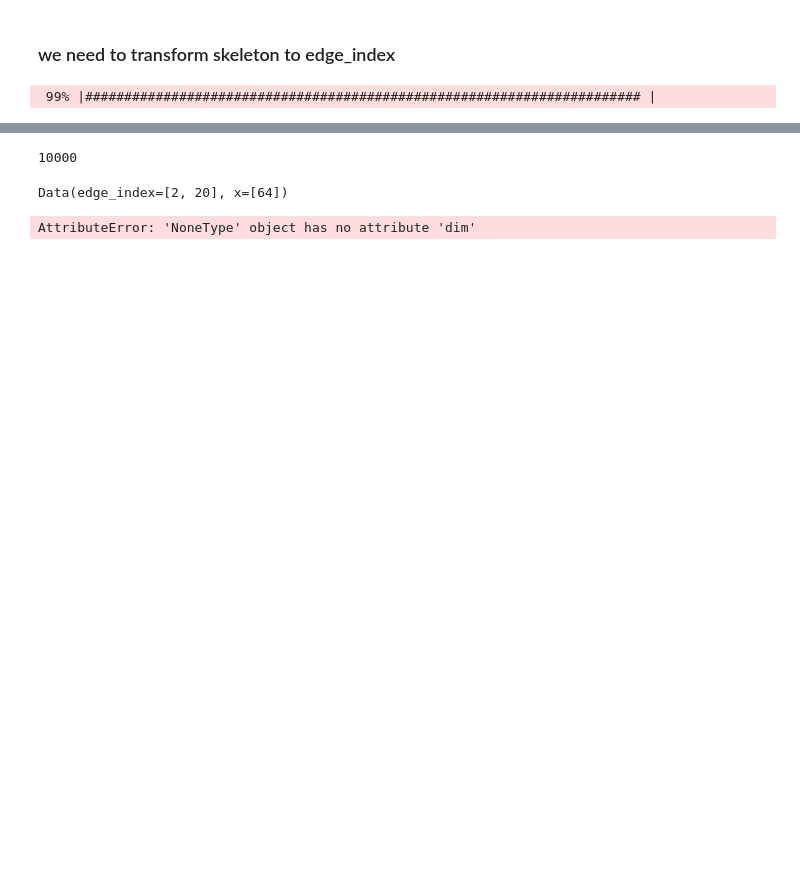
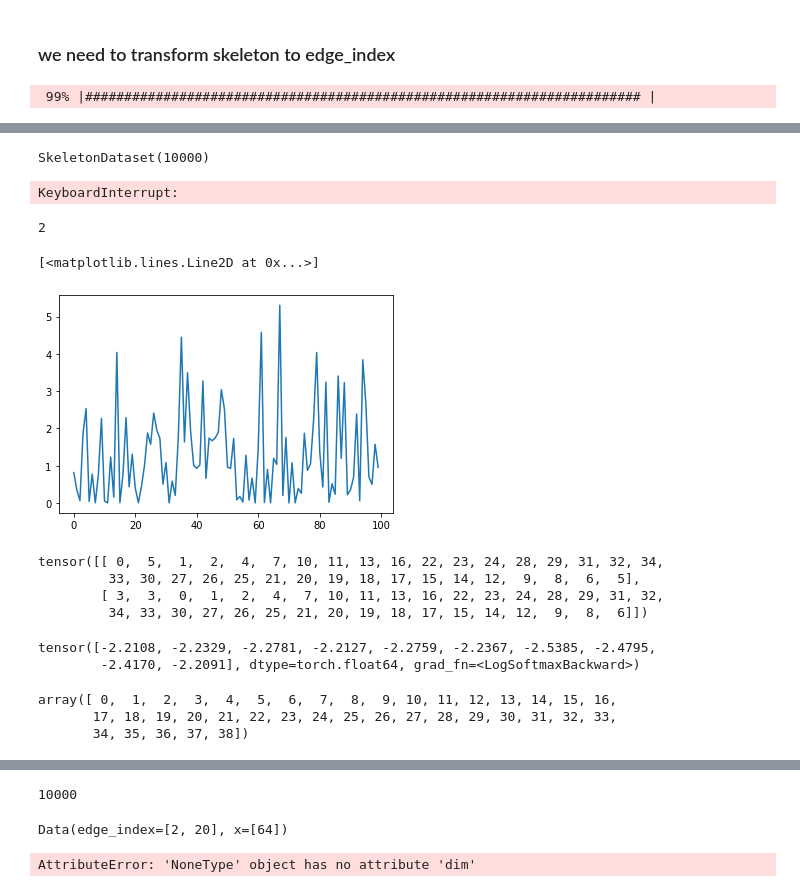
Before and after one commit to booydar/Skeleton, a Jupyter notebook: aydar/MPNN test.ipynb, the cells around one changed output, grey strips where cells are left out. Drawn from its saved outputs; the diff is of its cells as text; code cells hidden in the pictures; blank space fills up the shorter version.

```diff
--- a/aydar/MPNN test.ipynb
+++ b/aydar/MPNN test.ipynb
@@ -135,0 +151,2 @@ data.to_csv("test_features.csv")
+# %%
+SD = SkeletonDataset(data.edge_index, data.node_features, y_test)
@@ -135,0 +196,36 @@ data.to_csv("test_features.csv")
+# %%
+def train(model, train_loader, optimizer):
+    model.train()
+    history = []
+    for data in tqdm(train_loader, leave=False):
+        optimizer.zero_grad()
+        response = model(data)
+#         print(response.unsqueeze(1).T.size())
+#         print(torch.tensor(data.y).size())
+
+        F.nll_loss(response.unsqueeze(1).T, torch.tensor([np.argmax(data.y)])).backward()
+        history.append(F.nll_loss(response.unsqueeze(1).T, torch.tensor([np.argmax(data.y)])).item())
+        optimizer.step()
+
+    return np.array(history)
+# %%
+gnn = GNNNet(num_features=num_nodes).double()
+train_loader = DataLoader(SD, batch_size=1, shuffle=True)
+optimizer = torch.optim.Adam(gnn.parameters())
+# %%
+train_loader.dataset
+# %% [output]
+SkeletonDataset(10000)
+# %%
+h = train(gnn, train_loader, optimizer)
+# %% [output]
+KeyboardInterrupt:
+# %%
+(np.array(h) > 10).sum()
+# %% [output]
+2
+# %%
+plt.plot(h[-100:])
+# %% [output]
+[<matplotlib.lines.Line2D at 0x...>]
+[figure, added]
@@ -135,0 +235,7 @@ data.to_csv("test_features.csv")
+# %%
+d.edge_index
+# %% [output]
+tensor([[ 0,  5,  1,  2,  4,  7, 10, 11, 13, 16, 22, 23, 24, 28, 29, 31, 32, 34,
+         33, 30, 27, 26, 25, 21, 20, 19, 18, 17, 15, 14, 12,  9,  8,  6,  5],
+        [ 3,  3,  0,  1,  2,  4,  7, 10, 11, 13, 16, 22, 23, 24, 28, 29, 31, 32,
+         34, 33, 30, 27, 26, 25, 21, 20, 19, 18, 17, 15, 14, 12,  9,  8,  6]])
@@ -135,0 +248,11 @@ data.to_csv("test_features.csv")
+# %%
+gnn.forward(d)
+# %% [output]
+tensor([-2.2108, -2.2329, -2.2781, -2.2127, -2.2759, -2.2367, -2.5385, -2.4795,
+        -2.4170, -2.2091], dtype=torch.float64, grad_fn=<LogSoftmaxBackward>)
+# %%
+np.arange(39)
+# %% [output]
+array([ 0,  1,  2,  3,  4,  5,  6,  7,  8,  9, 10, 11, 12, 13, 14, 15, 16,
+       17, 18, 19, 20, 21, 22, 23, 24, 25, 26, 27, 28, 29, 30, 31, 32, 33,
+       34, 35, 36, 37, 38])
```
Also changed, not shown: parts of 24 cells of this notebook.
